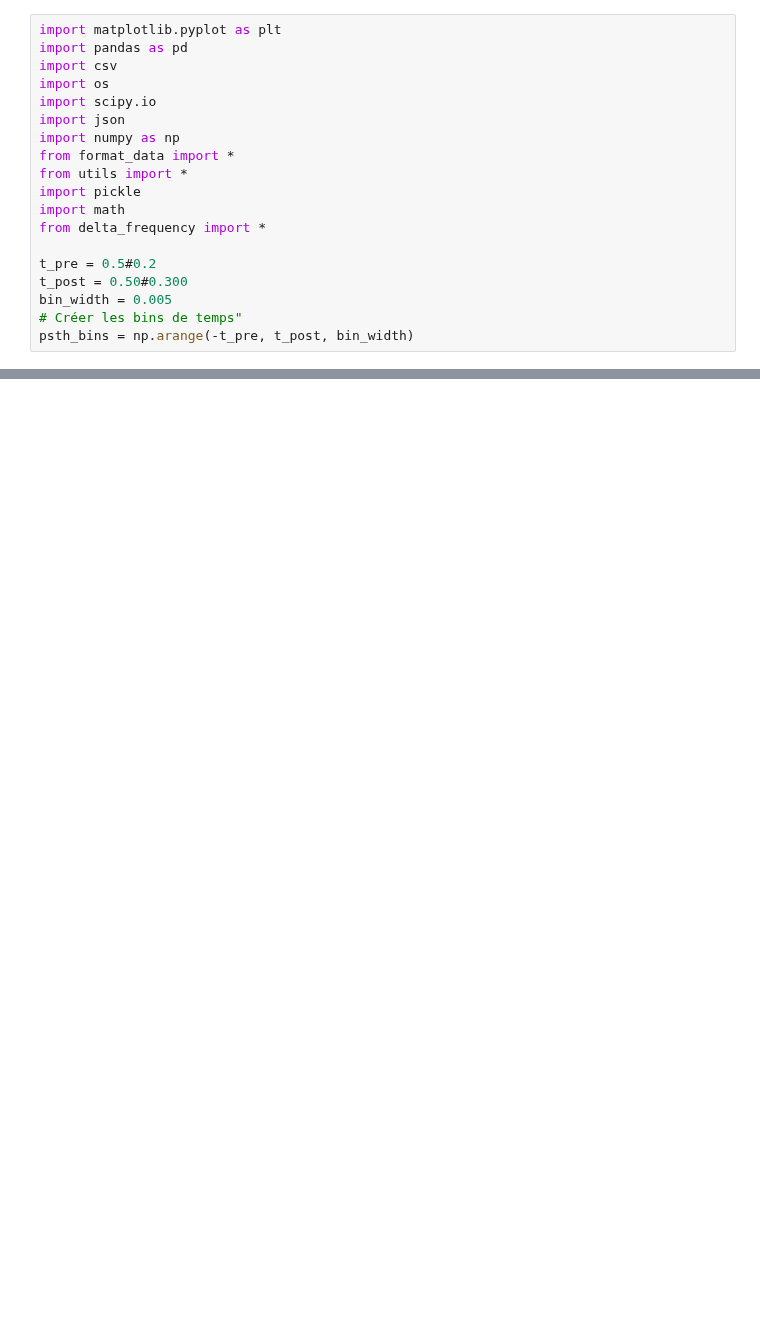
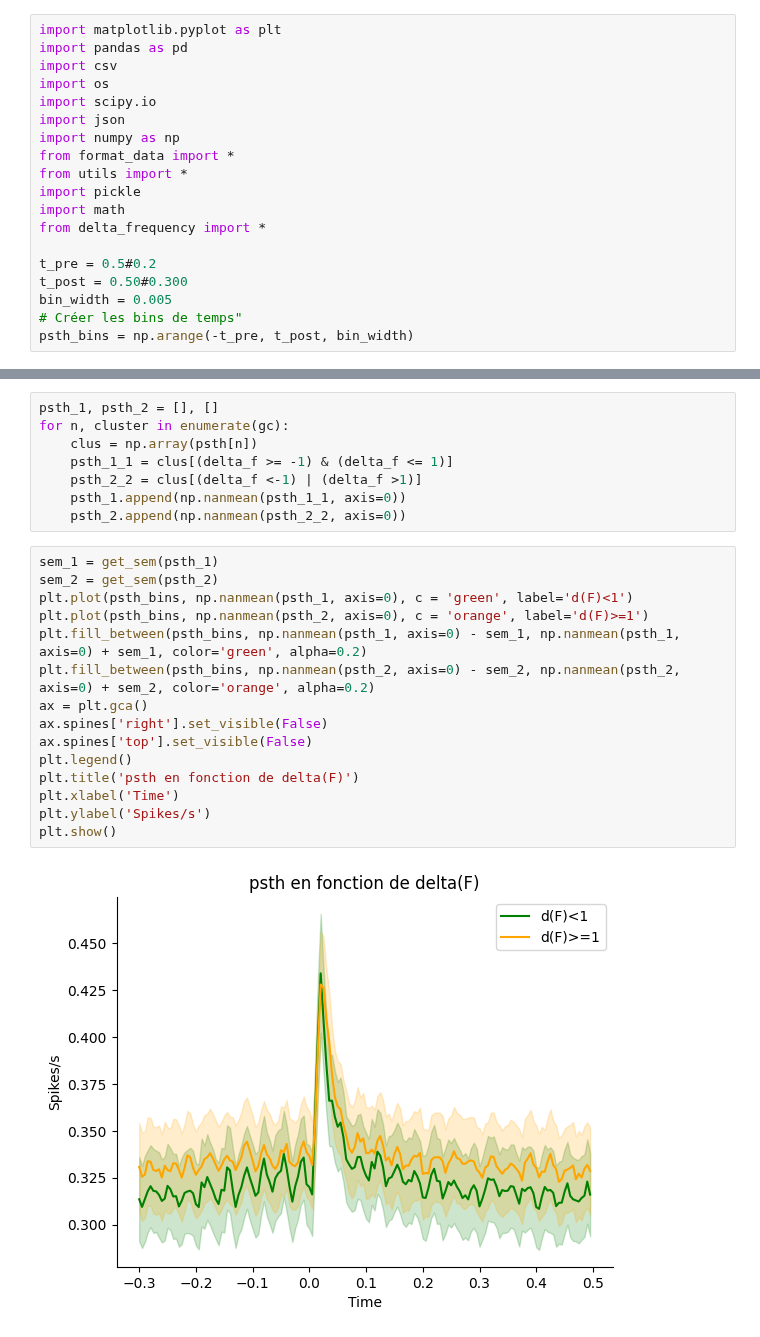
Before and after one commit to felicielevinton/analysebingobike, a Jupyter notebook: mock_analysis.ipynb, the cells around one changed output, grey strips where cells are left out. Drawn from its saved outputs; the diff is of its cells as text; blank space fills up the shorter version.

```diff
--- a/mock_analysis.ipynb
+++ b/mock_analysis.ipynb
@@ -27,0 +133,25 @@ gc = np.load(path+'headstage_0/good_clusters.npy', allow_pickle=True)
+# %%
+psth_1, psth_2 = [], []
+for n, cluster in enumerate(gc):
+    clus = np.array(psth[n])
+    psth_1_1 = clus[(delta_f >= -1) & (delta_f <= 1)]
+    psth_2_2 = clus[(delta_f <-1) | (delta_f >1)]
+    psth_1.append(np.nanmean(psth_1_1, axis=0))
+    psth_2.append(np.nanmean(psth_2_2, axis=0))
+# %%
+sem_1 = get_sem(psth_1)
+sem_2 = get_sem(psth_2)
+plt.plot(psth_bins, np.nanmean(psth_1, axis=0), c = 'green', label='d(F)<1')
+plt.plot(psth_bins, np.nanmean(psth_2, axis=0), c = 'orange', label='d(F)>=1')
+plt.fill_between(psth_bins, np.nanmean(psth_1, axis=0) - sem_1, np.nanmean(psth_1, axis=0) + sem_1, color='green', alpha=0.2)
+plt.fill_between(psth_bins, np.nanmean(psth_2, axis=0) - sem_2, np.nanmean(psth_2, axis=0) + sem_2, color='orange', alpha=0.2)
+ax = plt.gca()
+ax.spines['right'].set_visible(False)
+ax.spines['top'].set_visible(False)
+plt.legend()
+plt.title('psth en fonction de delta(F)')
+plt.xlabel('Time')
+plt.ylabel('Spikes/s')
+plt.show()
+# %% [output]
+[figure, added]
```
Also changed, not shown: parts of 35 cells of this notebook, 8 other files.
